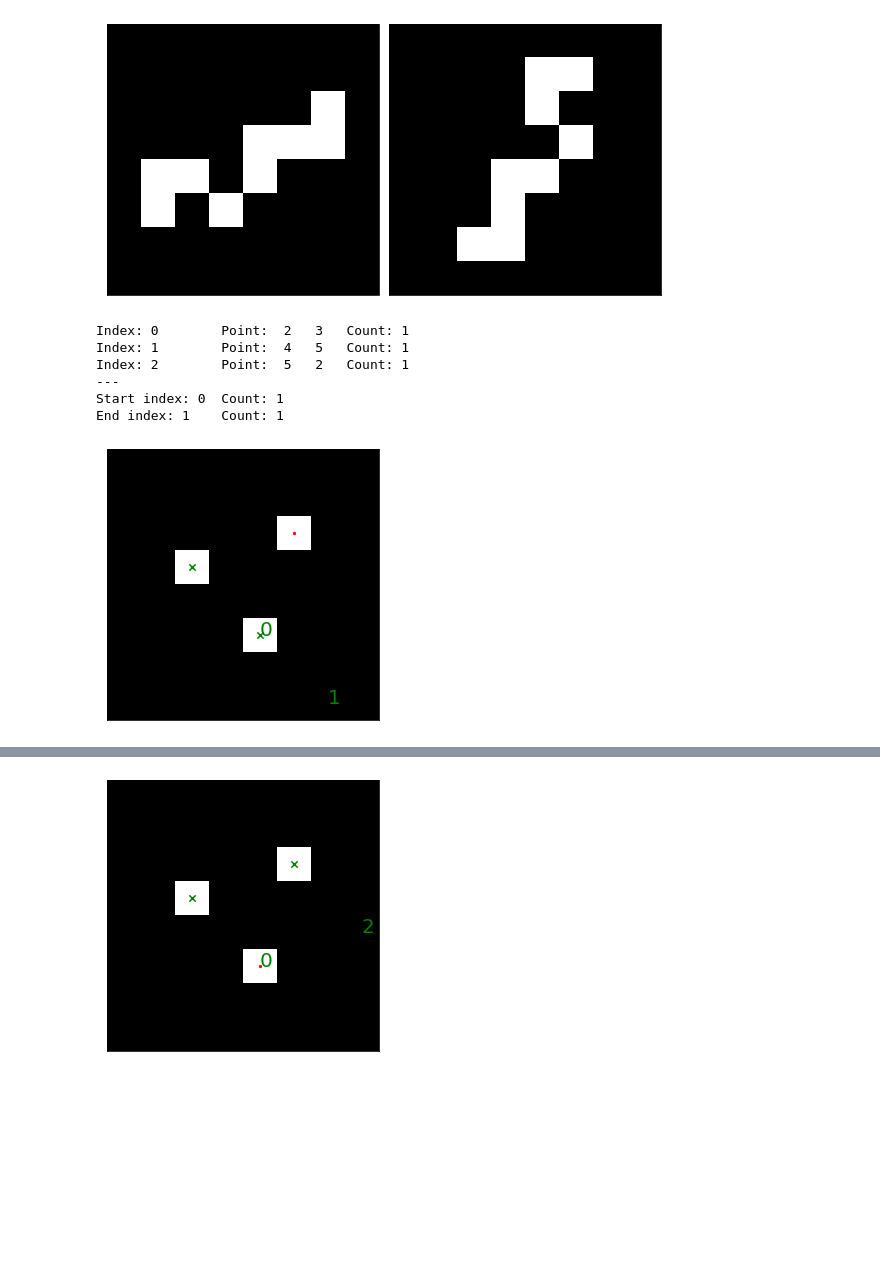
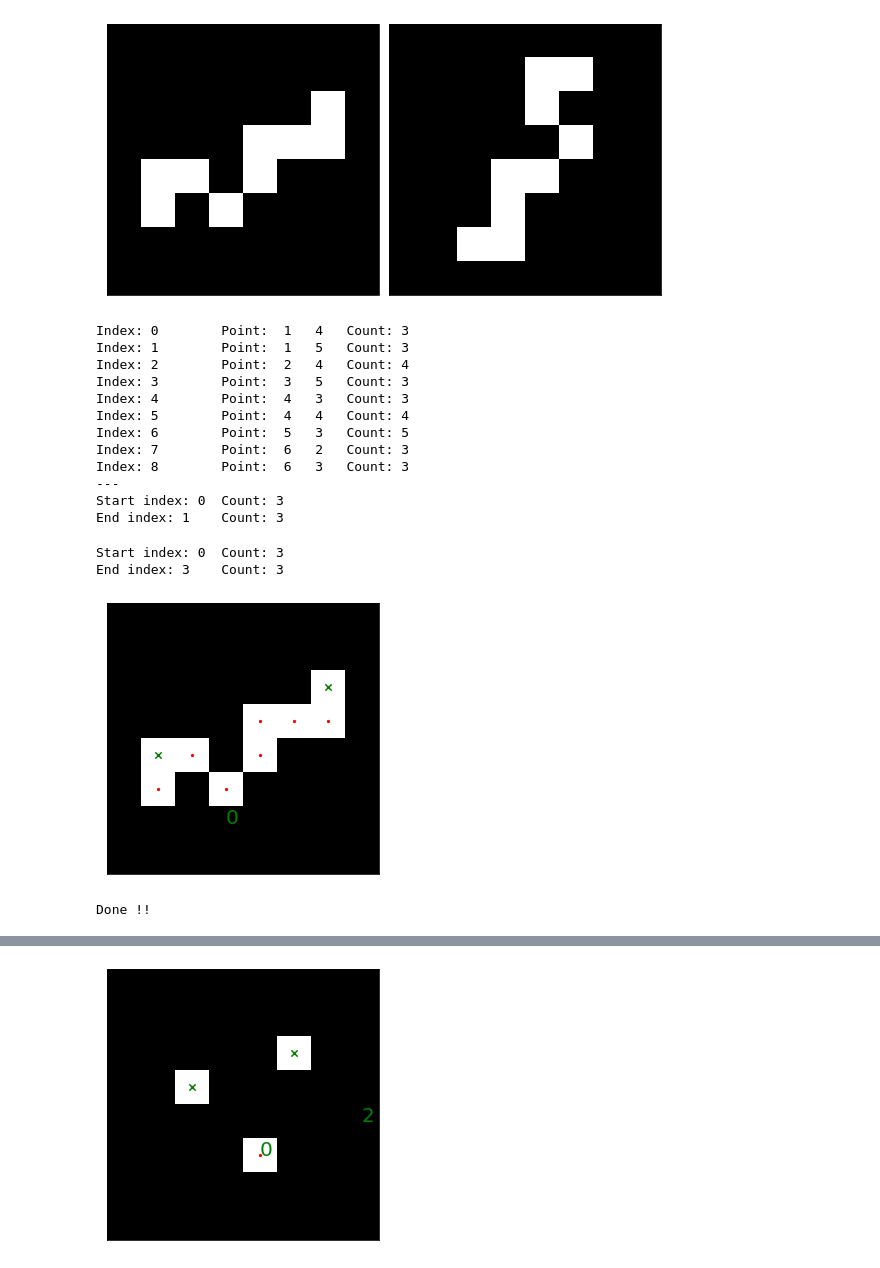
Before and after one commit to NanyangBot/task_planning, a Jupyter notebook: notebooks/drawline.ipynb, the cells around one changed output, grey strips where cells are left out. Cells and saved outputs as stored; diff of their text form; code cells hidden in the pictures; blank space fills up the shorter version.

Commit message:
Switched from Greedy search to A* search for path finding

```diff
--- a/notebooks/drawline.ipynb
+++ b/notebooks/drawline.ipynb
@@ -67,7 +67,7 @@ def get_square(image, square_size):
         #mask = cv2.resize(mask, (square_size, square_size), interpolation = cv2.INTER_AREA)
     return mask
 # %%
-img = cv2.imread('/home/carlo/artc/workspaces/ntubot_ws/src/task_planning/images/freehand.png',0)
+img = cv2.imread('/home/rosi/atika-project/work/2023/iafpp-wp1.3-motion-planner/code/trajectory_planner_ws/src/task_planning/images/freehand.png',0)
 output = cv2.connectedComponentsWithStatsWithAlgorithm(img,8,cv2.CV_16U,-1)
 (numLabels, labels, stats, centroids) = output
 tmp = np.zeros((numLabels-1,)+img.shape, dtype=np.uint8)
@@ -127,19 +127,36 @@ pt_end = np.argsort(count)[1]
 print('Start index:',pt_start,'\tCount:',count[pt_start])
 print('End index:',pt_end,'\tCount:',count[pt_end])
 # %% [output]
-Index: 0        Point:  2   3   Count: 1
-Index: 1        Point:  4   5   Count: 1
-Index: 2        Point:  5   2   Count: 1
+Index: 0        Point:  1   4   Count: 3
+Index: 1        Point:  1   5   Count: 3
+Index: 2        Point:  2   4   Count: 4
+Index: 3        Point:  3   5   Count: 3
+Index: 4        Point:  4   3   Count: 3
+Index: 5        Point:  4   4   Count: 4
+Index: 6        Point:  5   3   Count: 5
+Index: 7        Point:  6   2   Count: 3
+Index: 8        Point:  6   3   Count: 3
 ---
-Start index: 0  Count: 1
-End index: 1    Count: 1
+Start index: 0  Count: 3
+End index: 1    Count: 3
+# %%
+pt_end = np.argsort(count)[1]
+ctn = 0
+while (abs(pt_start-pt_end) == 1):
+    pt_end = np.argsort(count)[ctn+2]
+    ctn += 1
+print('Start index:',pt_start,'\tCount:',count[pt_start])
+print('End index:',pt_end,'\tCount:',count[pt_end])
+# %% [output]
+Start index: 0  Count: 3
+End index: 3    Count: 3
 # %%
 pts = np.where(flip>0)
 pts = np.array(pts).T
 N = len(pts)
-plotpoints(thin,pts.T,[pt_start,pt_end])
+plotpoints(thresh2,pts.T,[pt_start,pt_end])
 # %% [output]
-[figure, old version]
+[figure, new version]
 # %%
 class Node:
 
@@ -311,9 +327,11 @@ rows = flip.shape[1]
 start_x, start_y = pts[pt_start]
 end_x, end_y = pts[pt_end]
 
-a_star = AStar(cols, rows, [start_x, start_y], [end_x, end_y], data)
+a_star = Solver(cols, rows, [start_x, start_y], [end_x, end_y], data)
 
-final_path = a_star.main()
+final_path = a_star.solve()
+# %% [output]
+Done !!
 # %%
 new_pts = np.array([[p.x, p.y] for p in final_path[::-1]])
 new_pts = np.append(new_pts,[pts[pt_end]],axis=0)
```
Also changed, not shown: parts of 2 cells of this notebook, 3 other files.
